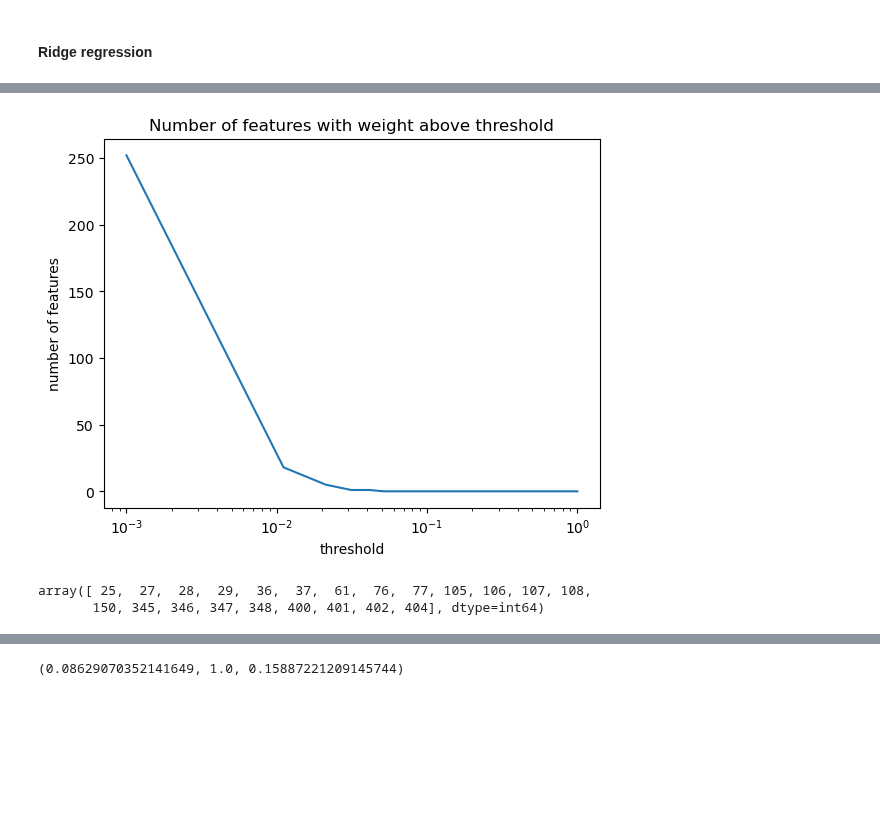
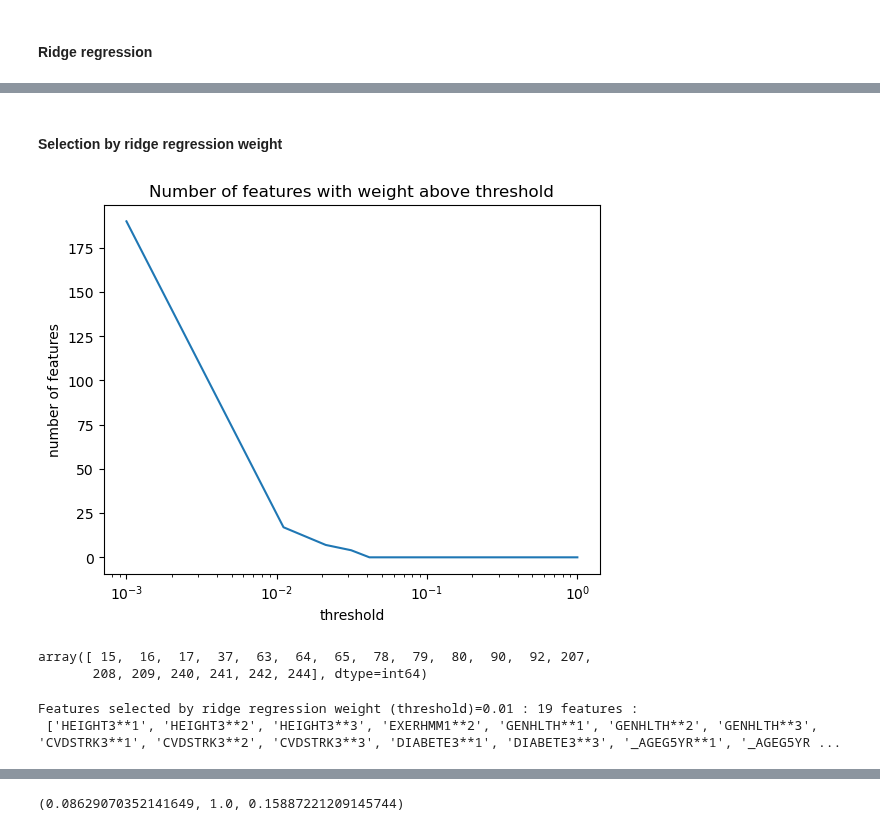
Before and after one commit to epfml/ml-project-1-whai, a Jupyter notebook: run_ipynb.ipynb, the cells around one changed output, grey strips where cells are left out. Cells and saved outputs as stored; diff of their text form; code cells hidden in the pictures; blank space fills up the shorter version.

Commit message:
clean, add some commands

```diff
--- a/run_ipynb.ipynb
+++ b/run_ipynb.ipynb
@@ -83,17 +83,17 @@ We chose some initial features by reading the report and assessing how they seem
 # %%
 interesting_features_indexes=np.array([names_map[feature] for feature in interesting_features])
 # %%
-X_train=x_tr_clean[:,interesting_features_indexes]
-X_validation = x_val_clean[:,interesting_features_indexes]
-X_test=x_test_clean[:,interesting_features_indexes]
+X_train=x_tr_clean[:,interesting_features_indexes].copy()
+X_validation = x_val_clean[:,interesting_features_indexes].copy()
+X_test=x_test_clean[:,interesting_features_indexes].copy()
 # %% [markdown]
 #### Build polynomial expension and interaction features
 # %%
 max_degree=3
-
-X_train_poly,features_names=build_poly_expansion_with_interaction_features(X_train,features_names=interesting_features,max_degree=max_degree)
-X_val_poly,_=build_poly_expansion_with_interaction_features(X_validation,features_names=interesting_features,max_degree=max_degree)
-X_test_poly,_=build_poly_expansion_with_interaction_features(X_test,features_names=interesting_features,max_degree=max_degree)
+interactions=False
+X_train_poly,features_names=build_poly_expansion_with_interaction_features(X_train,features_names=interesting_features,max_degree=max_degree,interactions=interactions)
+X_val_poly,_=build_poly_expansion_with_interaction_features(X_validation,features_names=interesting_features,max_degree=max_degree,interactions=interactions)
+X_test_poly,_=build_poly_expansion_with_interaction_features(X_test,features_names=interesting_features,max_degree=max_degree,interactions=interactions)
 # %%
 X_train_poly, train_mean_poly, train_std_poly=scale_data(X_train_poly,is_train_data=True)
 X_val_poly, _, _=scale_data(X_val_poly,is_train_data=False,train_mean=train_mean_poly,train_std=train_std_poly)
@@ -145,17 +151,25 @@ plt.show()
+# %% [markdown]
+#### Selection by ridge regression weight
 # %%
-w_opt,loss = ridge_regression(y_tr_clean,X_train_poly,lambda_=0.001)
-filter_ = lambda x: np.where(np.abs(w_opt) > x)[0].shape[0]
+w_opt_ridge,loss = ridge_regression(y_tr_clean,X_train_poly,lambda_=0.001)
+filter_ = lambda x: np.where(np.abs(w_opt_ridge) > x)[0].shape[0]
 x = np.linspace(0.001, 1, 100)
 plt.plot(x, np.vectorize(filter_)(x))
 plt.xscale('log')
 plt.xlabel('threshold')
 plt.ylabel('number of features')
 plt.title('Number of features with weight above threshold')
 plt.show()
 
-np.where(np.abs(w_opt) > 0.01)[0]
+np.where(np.abs(w_opt_ridge) > 0.01)[0]
 # %% [output]
-[figure, old version]
+[figure, new version]
-array([ 25,  27,  28,  29,  36,  37,  61,  76,  77, 105, 106, 107, 108,
-       150, 345, 346, 347, 348, 400, 401, 402, 404], dtype=int64)
+array([ 15,  16,  17,  37,  63,  64,  65,  78,  79,  80,  90,  92, 207,
+       208, 209, 240, 241, 242, 244], dtype=int64)
+# %%
+high_weight_features=list(np.array(features_names)[np.where(np.abs(w_opt_ridge) > 0.01)[0]])
+print(f"Features selected by ridge regression weight (threshold)={0.01} : {len(high_weight_features)} features : \n {high_weight_features}")
+# %% [output]
+Features selected by ridge regression weight (threshold)=0.01 : 19 features :
+ ['HEIGHT3**1', 'HEIGHT3**2', 'HEIGHT3**3', 'EXERHMM1**2', 'GENHLTH**1', 'GENHLTH**2', 'GENHLTH**3', 'CVDSTRK3**1', 'CVDSTRK3**2', 'CVDSTRK3**3', 'DIABETE3**1', 'DIABETE3**3', '_AGEG5YR**1', '_AGEG5YR ...
 # %%
```
Also changed, not shown: parts of 10 cells of this notebook.
